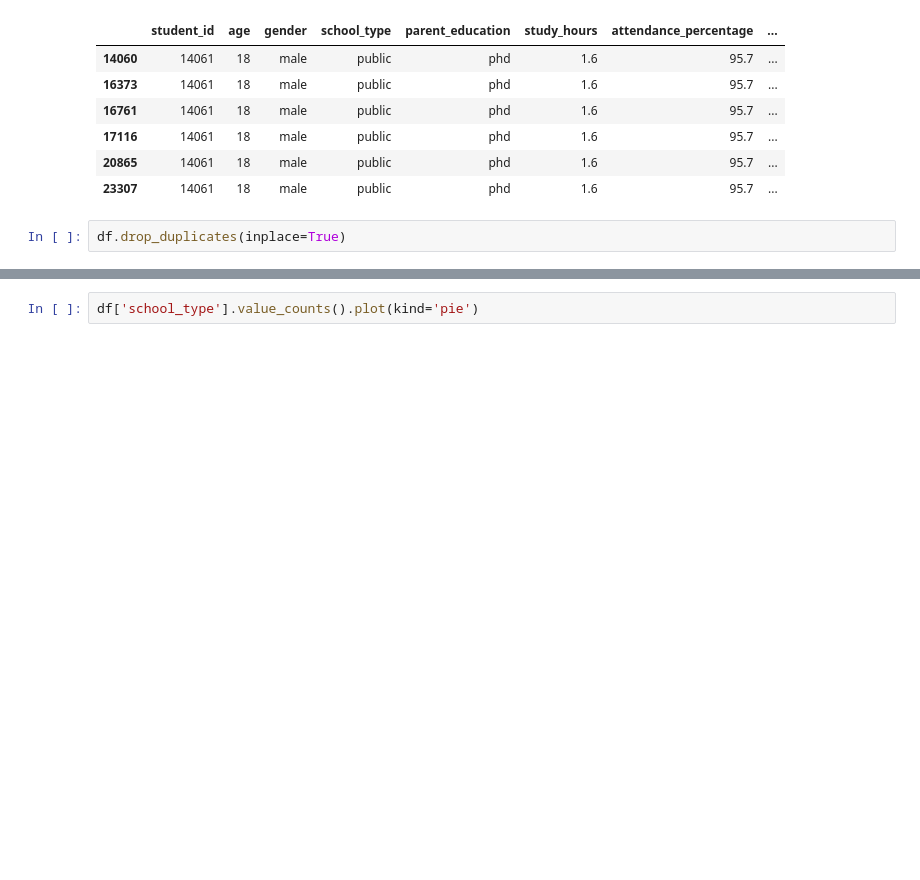
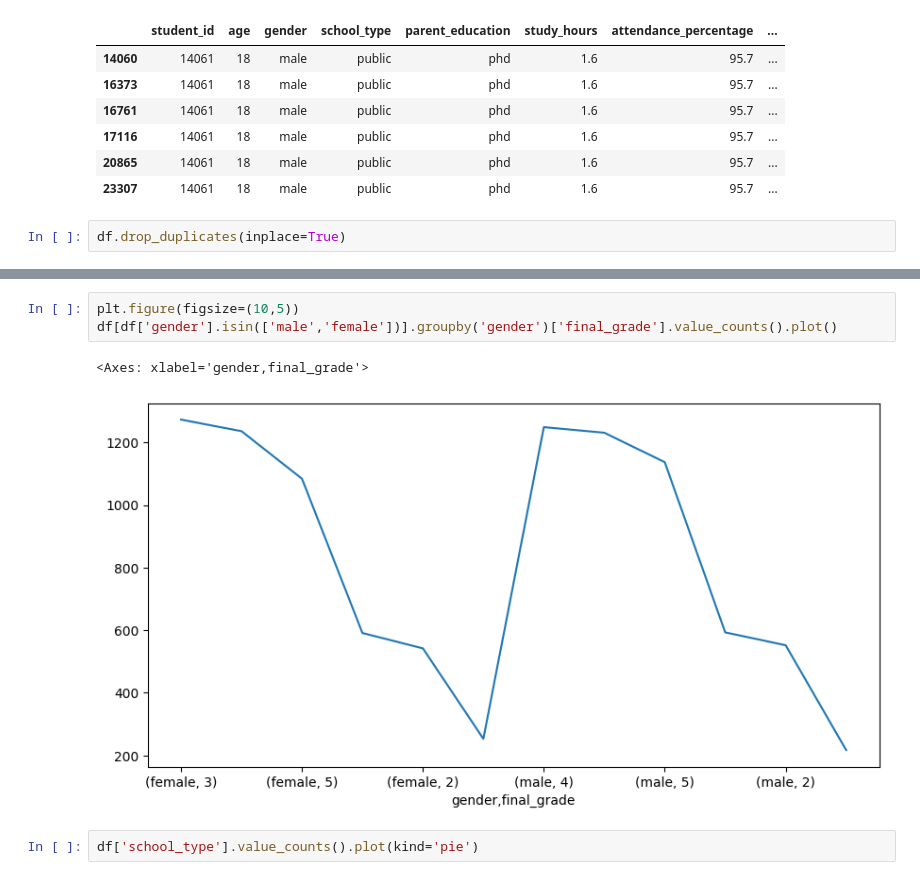
Before and after one commit to Aryanth003/assesment, a Jupyter notebook: Student.ipynb, the cells around one changed output, grey strips where cells are left out. Cells and saved outputs as stored; diff of their text form; blank space fills up the shorter version.

```diff
--- a/Student.ipynb
+++ b/Student.ipynb
@@ -113,3 +157,9 @@ dtype: int64
+# %%
+plt.figure(figsize=(10,5))
+df[df['gender'].isin(['male','female'])].groupby('gender')['final_grade'].value_counts().plot()
+# %% [output]
+<Axes: xlabel='gender,final_grade'>
+[figure, added]
 # %%
 df['school_type'].value_counts().plot(kind='pie')
 # %% [output]
```
Also changed, not shown: parts of 18 cells of this notebook.
